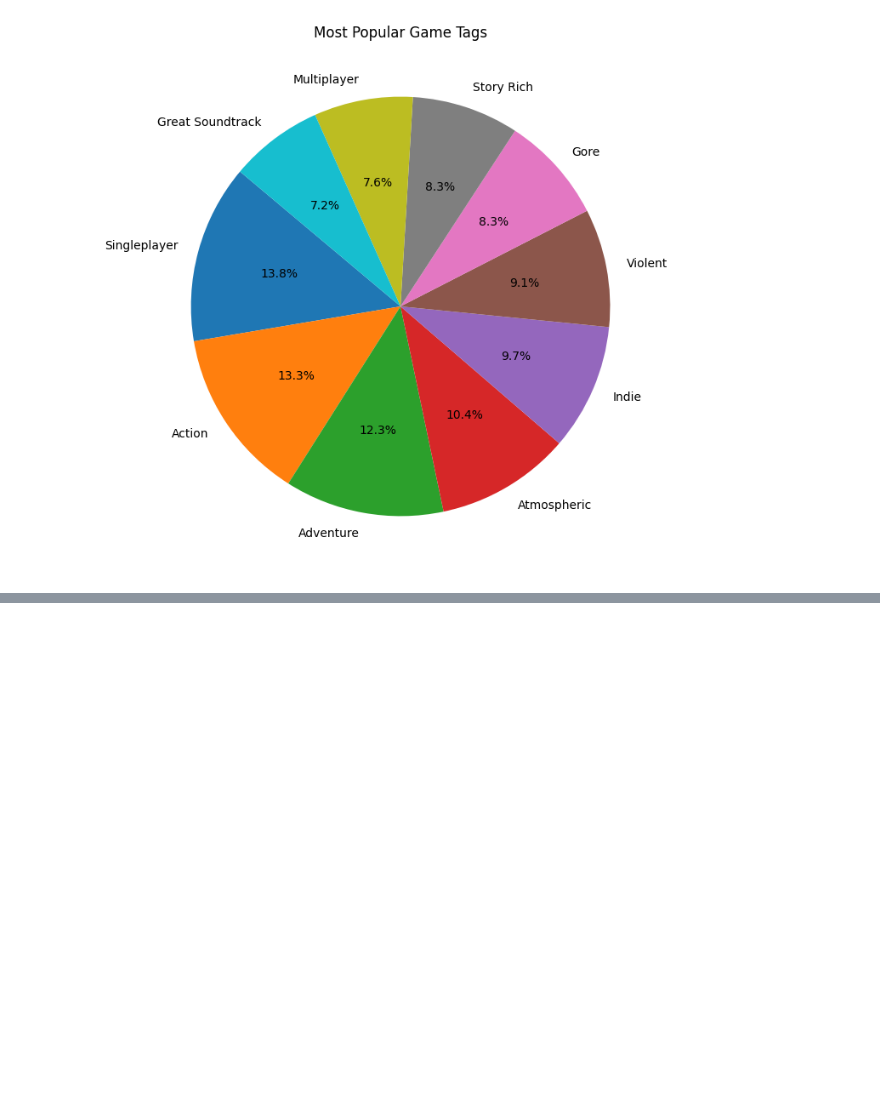
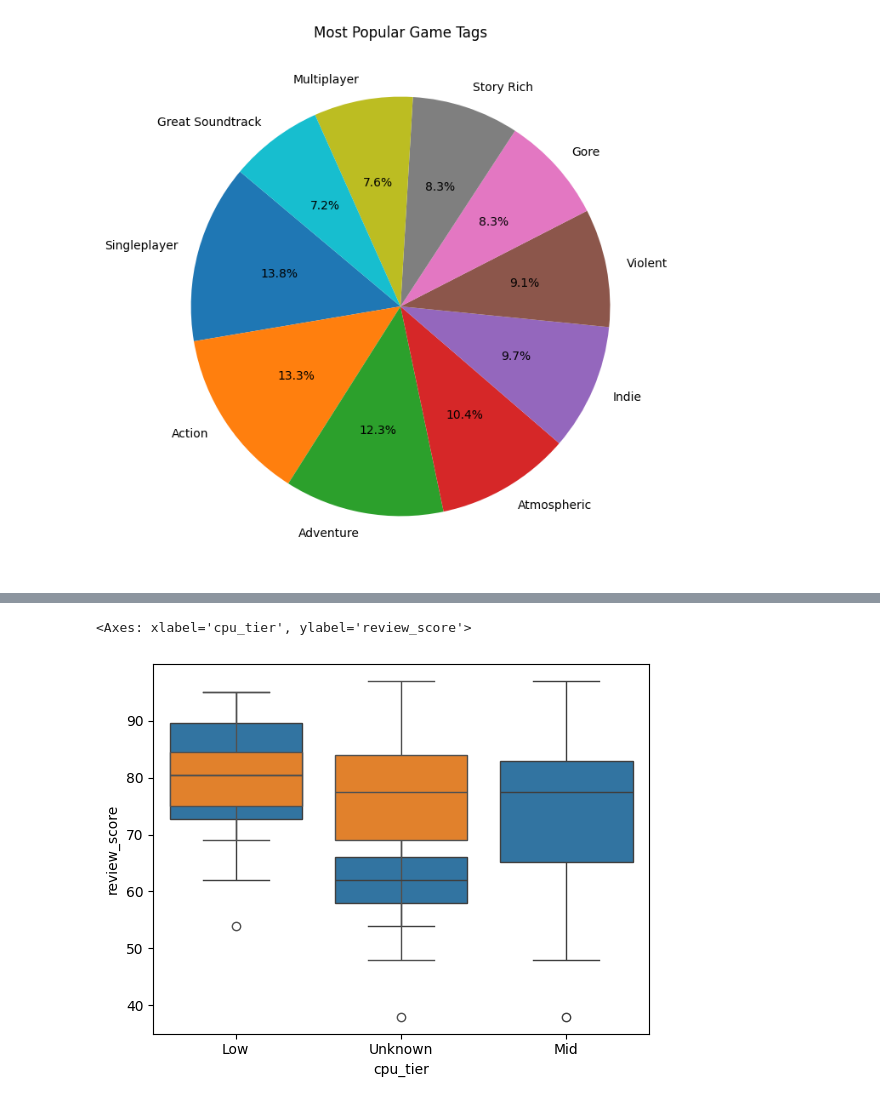
Before and after one commit to pratham009/steam_data_analysis, a Jupyter notebook: riot.ipynb, the cells around one changed output, grey strips where cells are left out. Saved outputs shown, nothing was run; the diff lists cells and outputs as text; code cells hidden in the pictures; blank space fills up the shorter version.

```diff
--- a/riot.ipynb
+++ b/riot.ipynb
@@ -230,0 +232,11 @@ plt.show()
+# %%
+# Using 'all_reviews' as a success proxy (e.g., "% Positive")
+df['review_score'] = df['all_reviews'].str.extract(r'(\d+)%').astype(float)
+
+# Compare review scores by hardware tier
+import seaborn as sns
+sns.boxplot(x='cpu_tier', y='review_score', data=df)
+sns.boxplot(x='gpu_tier', y='review_score', data=df)
+# %% [output]
+<Axes: xlabel='cpu_tier', ylabel='review_score'>
+[figure, added]
```
Also changed, not shown: parts of 14 cells of this notebook, 4 other files.
